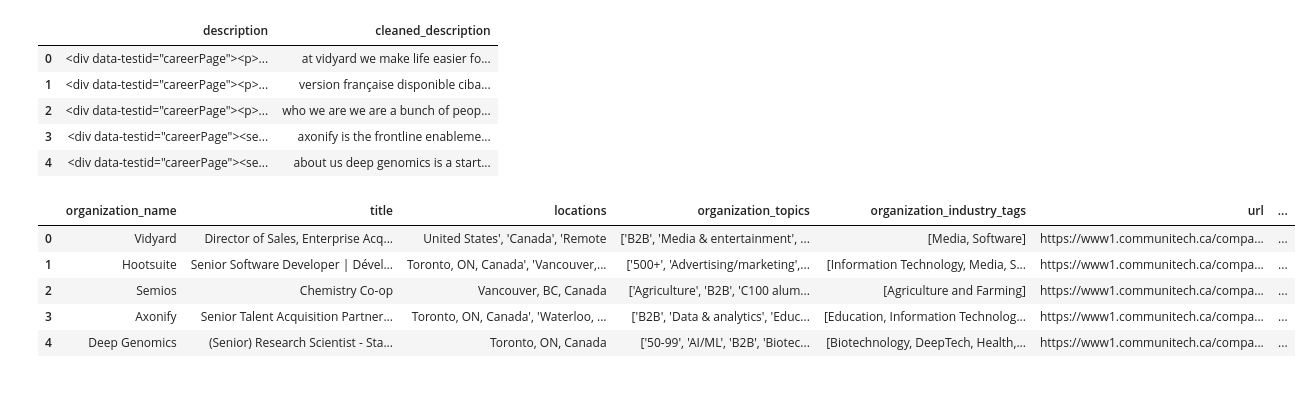
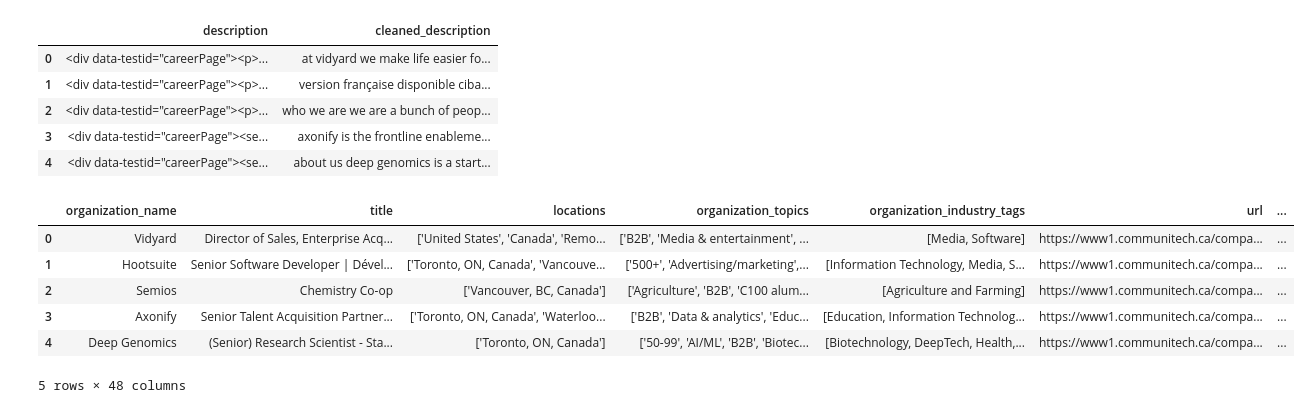
Before and after one commit to grappeefruitt/schulich_data_science, a Jupyter notebook: Project/acp.ipynb, the cells around one changed output. Cells and saved outputs as stored; diff of their text form; code cells hidden in the pictures.

```diff
--- a/Project/acp.ipynb
+++ b/Project/acp.ipynb
@@ -129,16 +229,3 @@ df['organization_industry_tags']
 4180               ['Information Technology', 'Software']
 4181               ['Information Technology', 'Software']
 Name: organization_industry_tags, Length: 4182, dtype: object
-# %%
-def reformat_location(location_list):
-    # Join the characters in the list to form a string
-    return ''.join(location_list).strip("[]' ")
-
-# Apply the reformatting function to the 'locations' column
-df['locations'] = df['locations'].apply(reformat_location)
-
-# Now you can apply your original parsing function
-df[['City', 'State/Province', 'Country', 'Is_Remote']] = df['locations'].apply(lambda x: parse_location_list(x.split(', '))).tolist()
-
-# Display the result
-df[['locations', 'City', 'State/Province', 'Country', 'Is_Remote']].head()
@@ -350,11 +356,12 @@ df[['description', 'cleaned_description']].head()
 | 3 | <div data-testid="careerPage"><se... | axonify is the frontline enableme... |
 | 4 | <div data-testid="careerPage"><se... | about us deep genomics is a start... |
 # %%
-df.head()
+df_combined.head()
 # %% [output]
 |  | organization_name | title | locations | organization_topics | organization_industry_tags | url | ... |
-| 0 | Vidyard | Director of Sales, Enterprise Acq... | United States', 'Canada', 'Remote | ['B2B', 'Media & entertainment', ... | [Media, Software] | https://www1.communitech.ca/compa... | ... |
-| 1 | Hootsuite | Senior Software Developer | Dével... | Toronto, ON, Canada', 'Vancouver,... | ['500+', 'Advertising/marketing',... | [Information Technology, Media, S... | https://www1.communitech.ca/compa... | ... |
-| 2 | Semios | Chemistry Co-op | Vancouver, BC, Canada | ['Agriculture', 'B2B', 'C100 alum... | [Agriculture and Farming] | https://www1.communitech.ca/compa... | ... |
-| 3 | Axonify | Senior Talent Acquisition Partner... | Toronto, ON, Canada', 'Waterloo, ... | ['B2B', 'Data & analytics', 'Educ... | [Education, Information Technolog... | https://www1.communitech.ca/compa... | ... |
-| 4 | Deep Genomics | (Senior) Research Scientist - Sta... | Toronto, ON, Canada | ['50-99', 'AI/ML', 'B2B', 'Biotec... | [Biotechnology, DeepTech, Health,... | https://www1.communitech.ca/compa... | ... |
+| 0 | Vidyard | Director of Sales, Enterprise Acq... | ['United States', 'Canada', 'Remo... | ['B2B', 'Media & entertainment', ... | [Media, Software] | https://www1.communitech.ca/compa... | ... |
+| 1 | Hootsuite | Senior Software Developer | Dével... | ['Toronto, ON, Canada', 'Vancouve... | ['500+', 'Advertising/marketing',... | [Information Technology, Media, S... | https://www1.communitech.ca/compa... | ... |
+| 2 | Semios | Chemistry Co-op | ['Vancouver, BC, Canada'] | ['Agriculture', 'B2B', 'C100 alum... | [Agriculture and Farming] | https://www1.communitech.ca/compa... | ... |
+| 3 | Axonify | Senior Talent Acquisition Partner... | ['Toronto, ON, Canada', 'Waterloo... | ['B2B', 'Data & analytics', 'Educ... | [Education, Information Technolog... | https://www1.communitech.ca/compa... | ... |
+| 4 | Deep Genomics | (Senior) Research Scientist - Sta... | ['Toronto, ON, Canada'] | ['50-99', 'AI/ML', 'B2B', 'Biotec... | [Biotechnology, DeepTech, Health,... | https://www1.communitech.ca/compa... | ... |
+5 rows × 48 columns
```
Also changed, not shown: parts of 18 cells of this notebook, 1 other file.
